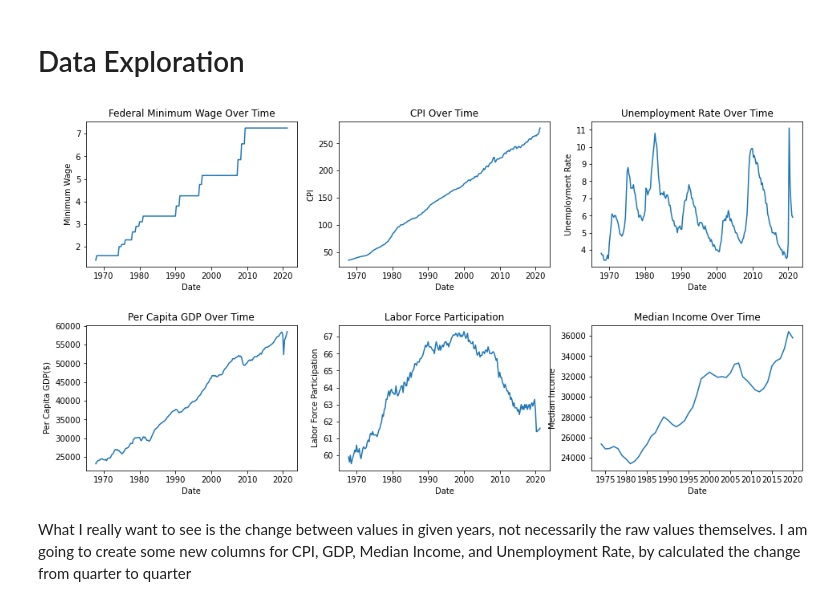
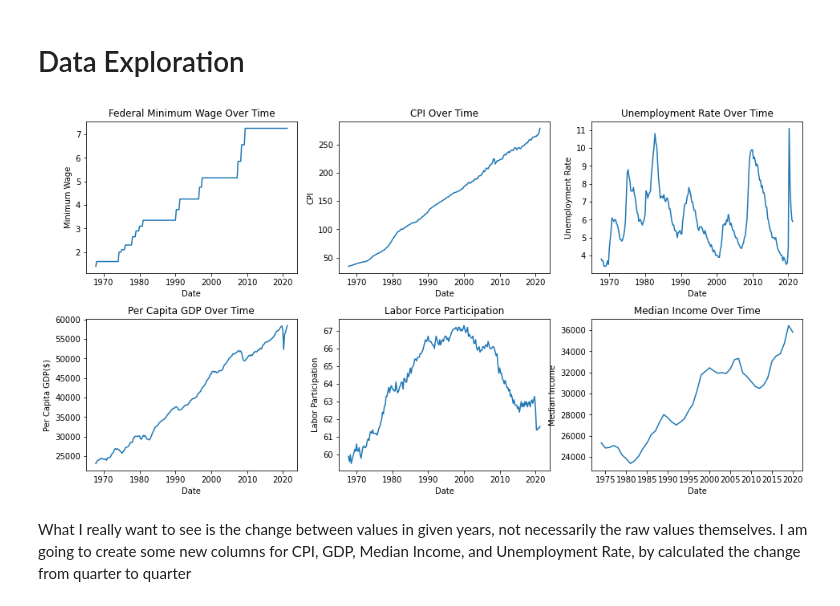
Before and after one commit to drewc77/Capstone-3, a Jupyter notebook: Capstone 3 Notebook.ipynb, the cells around one changed output. Drawn from its saved outputs; the diff is of its cells as text; code cells hidden in the pictures.

```diff
--- a/Capstone 3 Notebook.ipynb
+++ b/Capstone 3 Notebook.ipynb
@@ -260,41 +260,41 @@ df
 # Data Exploration
 # %%
 fig, ax = plt.subplots(2, 3, figsize=(16, 8))
-fig.subplots_adjust(hspace=.4)
+fig.subplots_adjust(hspace=.3)
 
 ax[0, 0].plot(df["Date"], df["Min Wage"])
 ax[0, 0].set_xlabel("Date")
 ax[0, 0].set_ylabel("Minimum Wage")
 ax[0, 0].set_title("Federal Minimum Wage Over Time")
 
 ax[0, 1].plot(df['Date'], df['CPI'])
 ax[0, 1].set_xlabel('Date')
 ax[0, 1].set_ylabel('CPI')
 ax[0, 1].set_title('CPI Over Time')
 
 ax[0, 2].plot(df['Date'], df['Unemployment Rate'])
 ax[0, 2].set_xlabel('Date')
 ax[0, 2].set_ylabel('Unemployment Rate')
 ax[0, 2].set_title('Unemployment Rate Over Time')
 
 ax[1, 0].plot(df['Date'], df['Per Capita GDP'])
 ax[1, 0].set_xlabel('Date')
 ax[1, 0].set_ylabel('Per Capita GDP($)')
 ax[1, 0].set_title('Per Capita GDP Over Time')
 
 ax[1, 1].plot(df['Date'], df['Labor Force Participation'])
 ax[1, 1].set_xlabel('Date')
-ax[1, 1].set_ylabel('Labor Force Participation')
+ax[1, 1].set_ylabel('Labor Participation')
 ax[1, 1].set_title('Labor Force Participation')
 
 ax[1, 2].plot(df['Date'], df['Median Income'])
 ax[1, 2].set_xlabel('Date')
 ax[1, 2].set_ylabel('Median Income')
 ax[1, 2].set_title('Median Income Over Time')
 
 plt.show()
 # %% [output]
-[figure, old version]
+[figure, new version]
 # %% [markdown]
 What I really want to see is the change between values in given years, not necessarily the raw values themselves. I am going to create some new columns for CPI, GDP, Median Income, and Unemployment Rate, by calculated the change from quarter to quarter
 # %%
```
Also changed, not shown: parts of 19 cells of this notebook.
